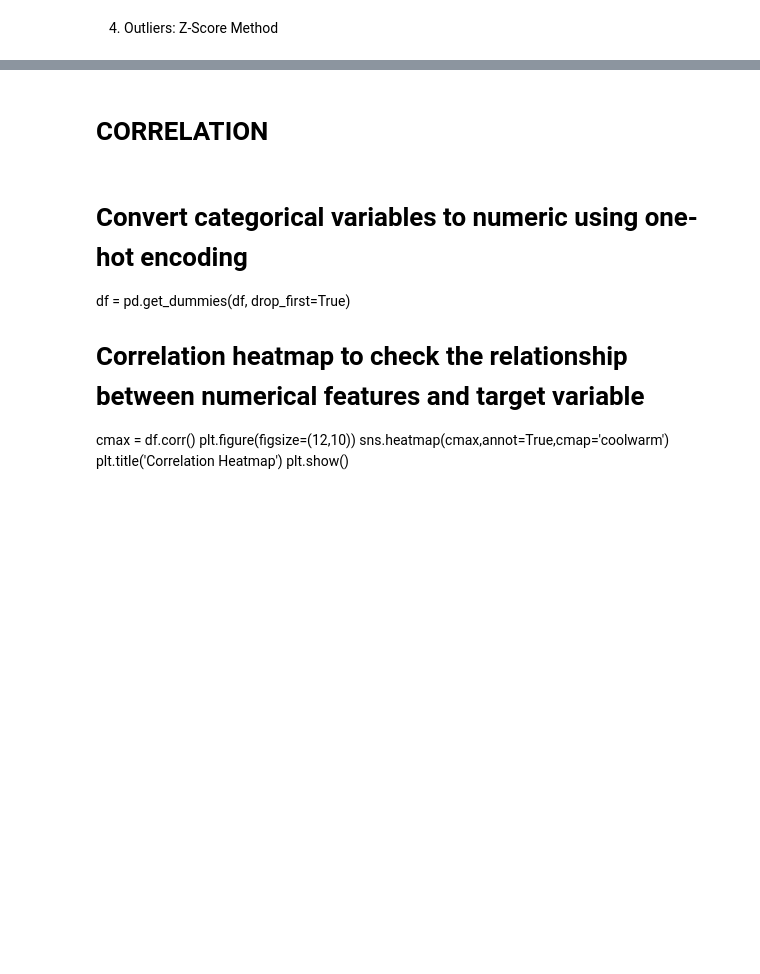
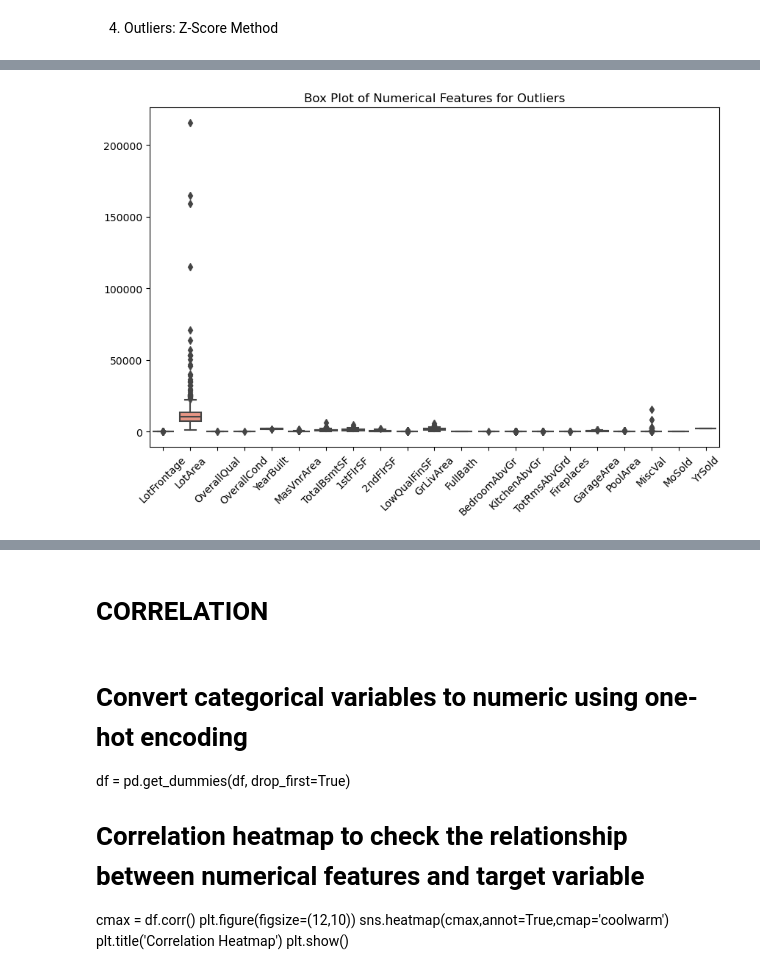
Before and after one commit to jparep/house-price-prediction, a Jupyter notebook: notebooks/house_price.ipynb, the cells around one changed output, grey strips where cells are left out. Drawn from its saved outputs; the diff is of its cells as text; code cells hidden in the pictures; blank space fills up the shorter version.

```diff
--- a/notebooks/house_price.ipynb
+++ b/notebooks/house_price.ipynb
@@ -244,0 +278,13 @@ print(IRQ)
+# %%
+# MAIN OPTION
+
+# Check for outliers in the transformed DataFrame using IQR method
+Q1 = df_X_trans.quantile(0.25)
+Q3 = df_X_trans.quantile(0.75)
+IQR = Q3 - Q1
+outliers = ((df_X_trans < (Q1 - 1.5 * IQR)) | (df_X_trans > (Q3 + 1.5 * IQR))).any(axis=1)
+
+# Display rows with outliers
+outlier_rows = df_X_trans[outliers]
+print("Rows with outliers:")
+print(outlier_rows)
@@ -264,0 +346,9 @@ print(lower, upper)
+# %%
+# Plot outliers
+plt.figure(figsize=(10,6))
+sns.boxplot(data=outlier_rows[num_cols])
+plt.title('Box Plot of Numerical Features for Outliers')
+plt.xticks(rotation=45)
+plt.show()
+# %% [output]
+[figure, added]
```
Also changed, not shown: parts of 36 cells of this notebook, 2 other files.
